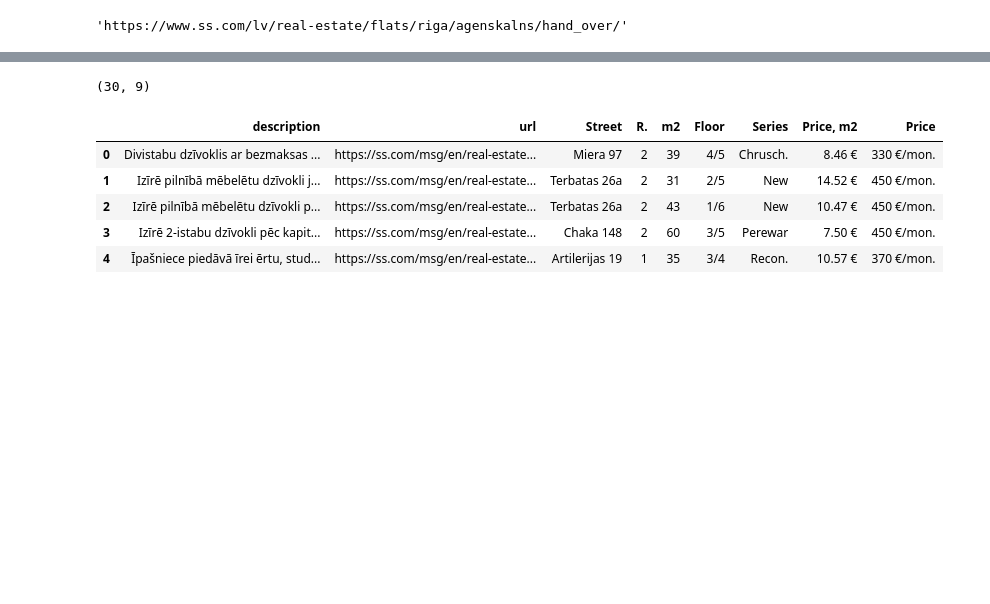
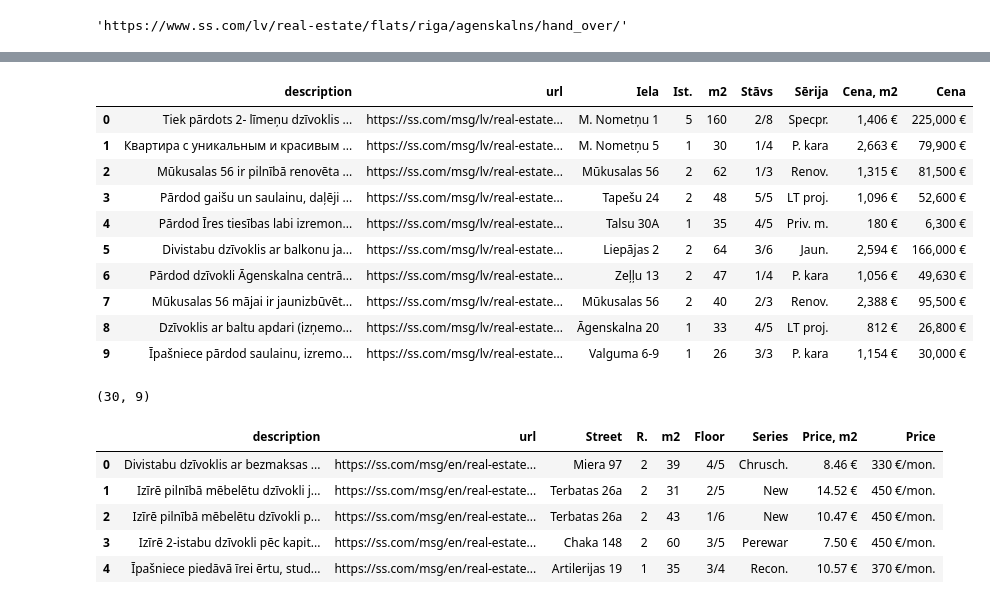
Before and after one commit to ValRCS/Digital_Discourse_ETH713_Fall_2020, a Jupyter notebook: WebScraping/Web_Scraping_Apartments.ipynb, the cells around one changed output, grey strips where cells are left out. Cells and saved outputs as stored; diff of their text form; code cells hidden in the pictures; blank space fills up the shorter version.

```diff
--- a/WebScraping/Web_Scraping_Apartments.ipynb
+++ b/WebScraping/Web_Scraping_Apartments.ipynb
@@ -474,3 +511,18 @@ agens_df.head(10)  # see first 10 ads
+# %%
+agens_sell = getDFfromURL("https://www.ss.com/lv/real-estate/flats/riga/agenskalns/sell/")
+agens_sell.head(10)
+# %% [output]
+|  | description | url | Iela | Ist. | m2 | Stāvs | Sērija | Cena, m2 | Cena |
+| 0 | Tiek pārdots 2- līmeņu dzīvoklis ... | https://ss.com/msg/lv/real-estate... | M. Nometņu 1 | 5 | 160 | 2/8 | Specpr. | 1,406 € | 225,000 € |
+| 1 | Квартира с уникальным и красивым ... | https://ss.com/msg/lv/real-estate... | M. Nometņu 5 | 1 | 30 | 1/4 | P. kara | 2,663 € | 79,900 € |
+| 2 | Mūkusalas 56 ir pilnībā renovēta ... | https://ss.com/msg/lv/real-estate... | Mūkusalas 56 | 2 | 62 | 1/3 | Renov. | 1,315 € | 81,500 € |
+| 3 | Pārdod gaišu un saulainu, daļēji ... | https://ss.com/msg/lv/real-estate... | Tapešu 24 | 2 | 48 | 5/5 | LT proj. | 1,096 € | 52,600 € |
+| 4 | Pārdod Īres tiesības labi izremon... | https://ss.com/msg/lv/real-estate... | Talsu 30A | 1 | 35 | 4/5 | Priv. m. | 180 € | 6,300 € |
+| 5 | Divistabu dzīvoklis ar balkonu ja... | https://ss.com/msg/lv/real-estate... | Liepājas 2 | 2 | 64 | 3/6 | Jaun. | 2,594 € | 166,000 € |
+| 6 | Pārdod dzīvokli Āgenskalna centrā... | https://ss.com/msg/lv/real-estate... | Zeļļu 13 | 2 | 47 | 1/4 | P. kara | 1,056 € | 49,630 € |
+| 7 | Mūkusalas 56 mājai ir jaunizbūvēt... | https://ss.com/msg/lv/real-estate... | Mūkusalas 56 | 2 | 40 | 2/3 | Renov. | 2,388 € | 95,500 € |
+| 8 | Dzīvoklis ar baltu apdari (izņemo... | https://ss.com/msg/lv/real-estate... | Āgenskalna 20 | 1 | 33 | 4/5 | LT proj. | 812 € | 26,800 € |
+| 9 | Īpašniece pārdod saulainu, izremo... | https://ss.com/msg/lv/real-estate... | Valguma 6-9 | 1 | 26 | 3/3 | P. kara | 1,154 € | 30,000 € |
 # %%
 df = getDFfromURL(centrs, save_to_excel=True)
 # %%
```
Also changed, not shown: parts of 78 cells of this notebook, 2 other files.
